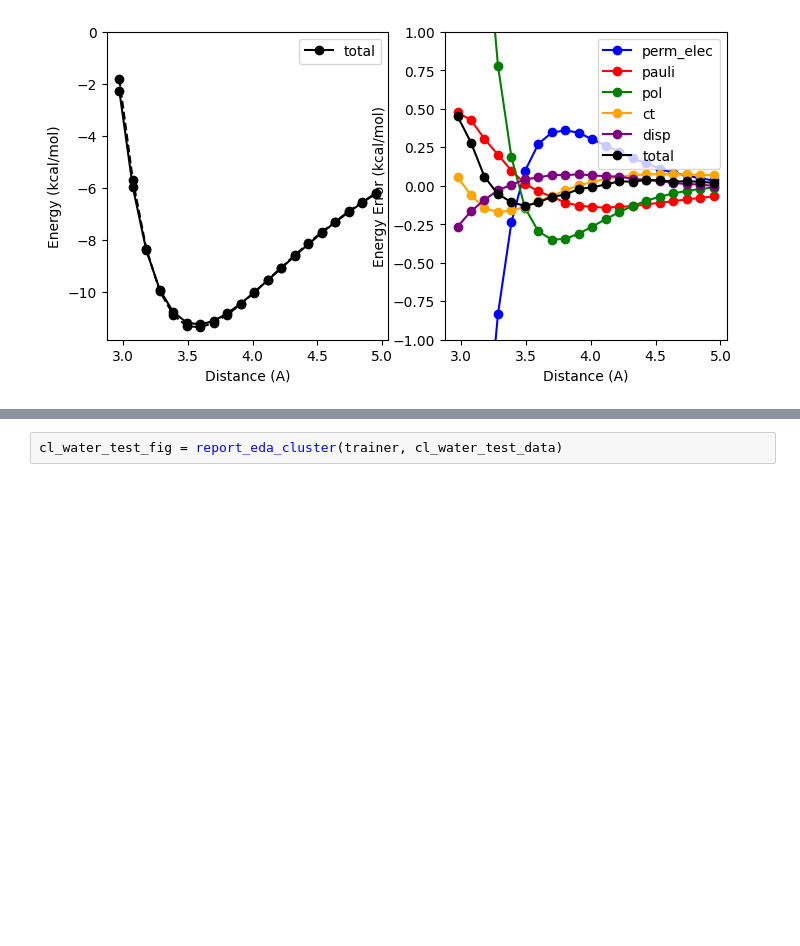
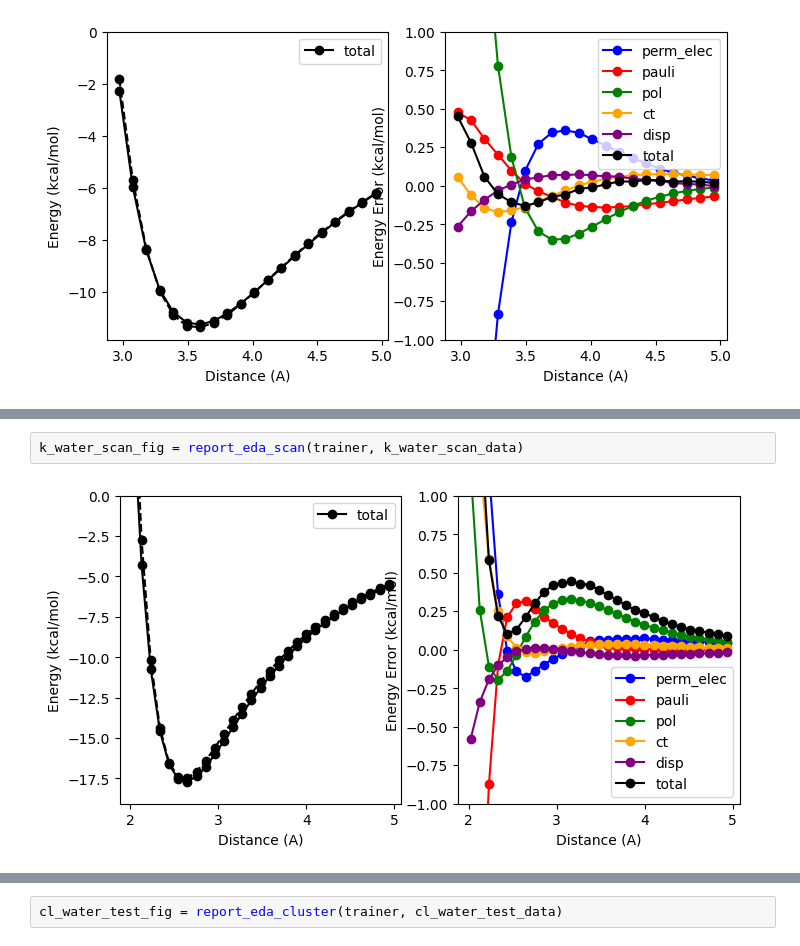
Before and after one commit to Ericwang6/pyCMM, a Jupyter notebook: notebooks/ion_water_analysis.ipynb, the cells around one changed output, grey strips where cells are left out. Saved outputs shown, nothing was run; the diff lists cells and outputs as text; blank space fills up the shorter version.

```diff
--- a/notebooks/ion_water_analysis.ipynb
+++ b/notebooks/ion_water_analysis.ipynb
@@ -197,0 +206,4 @@ i_water_scan_fig = report_eda_scan(trainer, i_water_scan_data)
+# %%
+k_water_scan_fig = report_eda_scan(trainer, k_water_scan_data)
+# %% [output]
+[figure, added]
```
Also changed, not shown: parts of 15 cells of this notebook, 2 other files.
